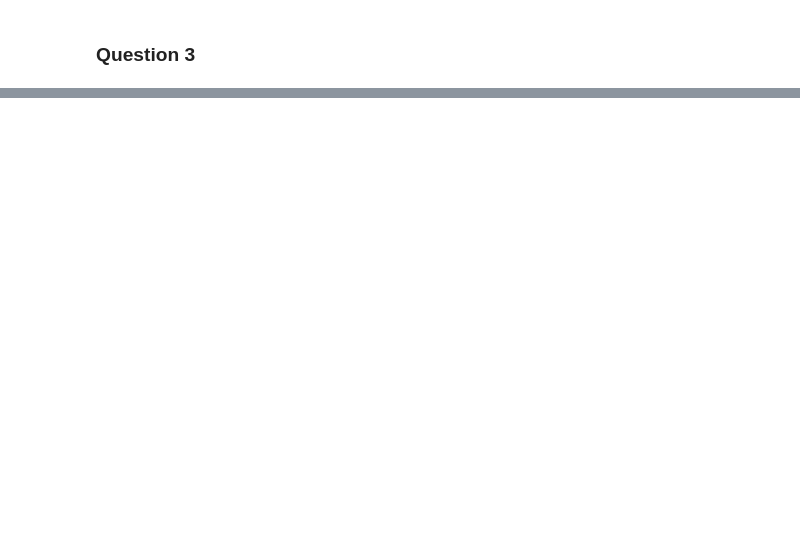
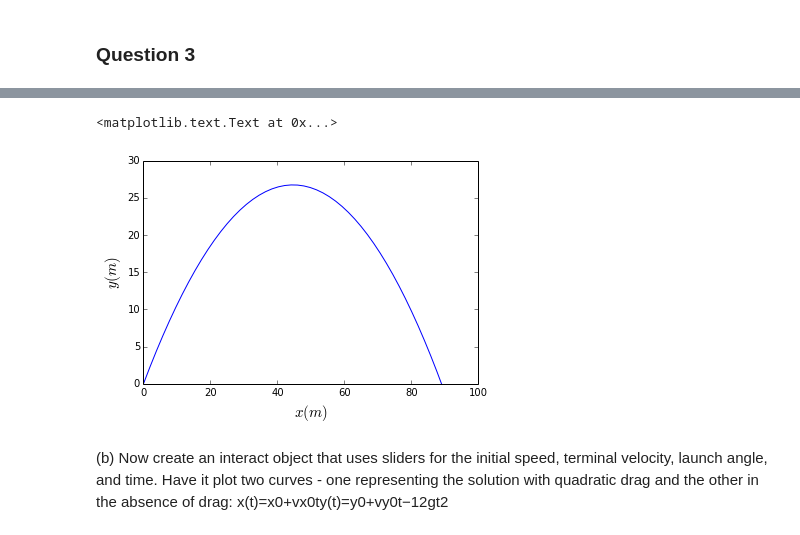
Before and after one commit to jparke08/PHYS202-S14, a Jupyter notebook: SciPy/ODEExercises.ipynb, the cells around one changed output, grey strips where cells are left out. Drawn from its saved outputs; the diff is of its cells as text; code cells hidden in the pictures; blank space fills up the shorter version.

```diff
--- a/SciPy/ODEExercises.ipynb
+++ b/SciPy/ODEExercises.ipynb
@@ -343,0 +347,40 @@ The Euler method with a step size of .02 gave the best result.
+# %%
+def TVderiv(v_p,t):
+
+    g = 9.8 #m/s^2
+    vter = 44 #m/s
+
+    vx = v_p[0]
+    vy = v_p[1]
+    x = v_p[2]
+    y = v_p[3]
+    dvx = -g*(vx/(vter**2))*((vx**2)+(vy**2))**(1/2)
+    dvy = -g*(1+(vy/(vter**2))*((vx**2)+(vy**2))**(1/2))
+    dxdt = vx
+    dydt = vy
+    return np.array([dvx,dvy,dxdt,dydt])
+# %%
+t = np.arange(0.,200.+.1,0.1)
+
+#initial conditions:
+vx_0 = 30*np.cos(50*(np.pi/180))
+vy_0 = 30*np.sin(50*(np.pi/180))
+x_0 = 0
+y_0 = 0
+
+result = odeint(TVderiv,np.array([vx_0,vy_0,x_0,y_0]),t)
+
+x = result[:,2]
+y = result[:,3]
+
+plt.plot(x,y)
+plt.xlim(0,100)
+plt.ylim(0,30)
+plt.ylabel(r'$y (m)$', fontsize = 15)
+plt.xlabel(r'$x (m)$', fontsize = 15)
+# %% [output]
+<matplotlib.text.Text at 0x...>
+[figure, added]
+# %% [markdown]
+(b) Now create an interact object that uses sliders for the initial speed, terminal velocity, launch angle, and time. Have it plot two curves - one representing the solution with quadratic drag and the other in the absence of drag:
+x(t)=x0+vx0ty(t)=y0+vy0t−12gt2
```
Also changed, not shown: parts of 16 cells of this notebook, 2 other files.
